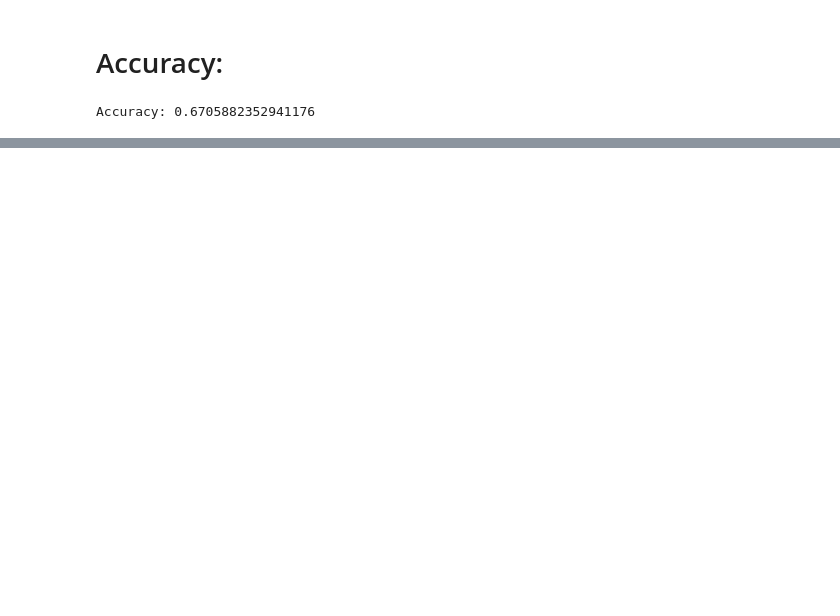
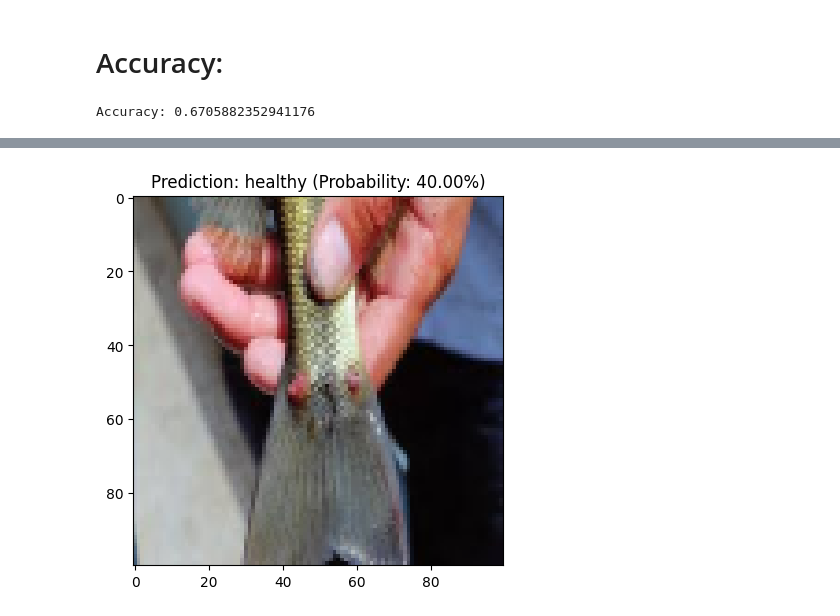
Before and after one commit to EmmelieGren/sick_fishes, a Jupyter notebook: emmelie_knn.ipynb, the cells around one changed output, grey strips where cells are left out. Cells and saved outputs as stored; diff of their text form; code cells hidden in the pictures; blank space fills up the shorter version.

```diff
--- a/emmelie_knn.ipynb
+++ b/emmelie_knn.ipynb
@@ -145,0 +171,4 @@ Accuracy: 0.6705882352941176
+# %%
+test_image(knn_model, 'dataset/test_img/sick_fishy_2.jpg')
+# %% [output]
+[figure, added]
```
Also changed, not shown: parts of 13 cells of this notebook, 7 other files.
